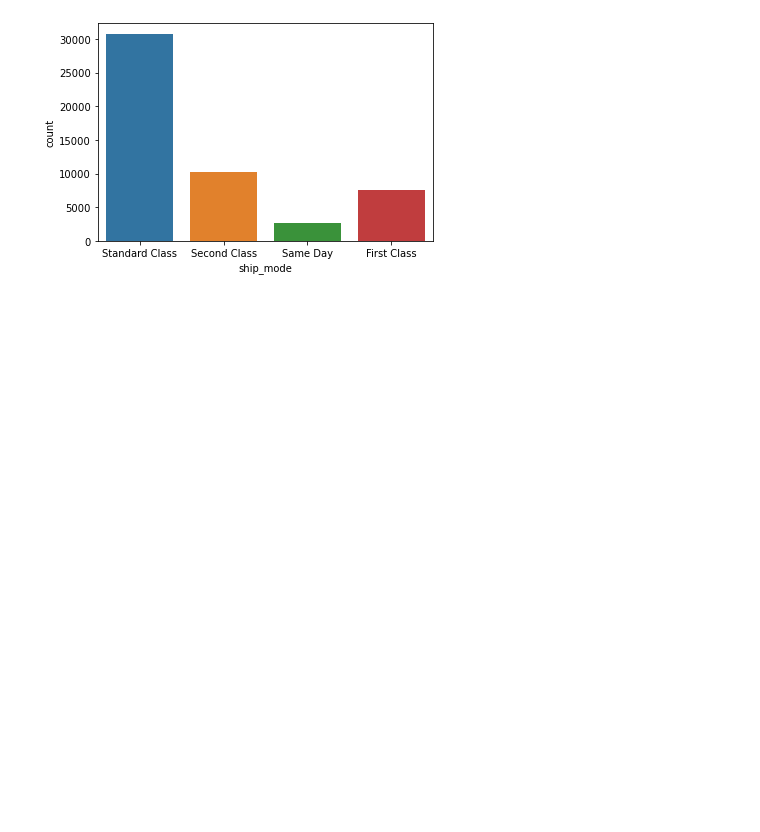
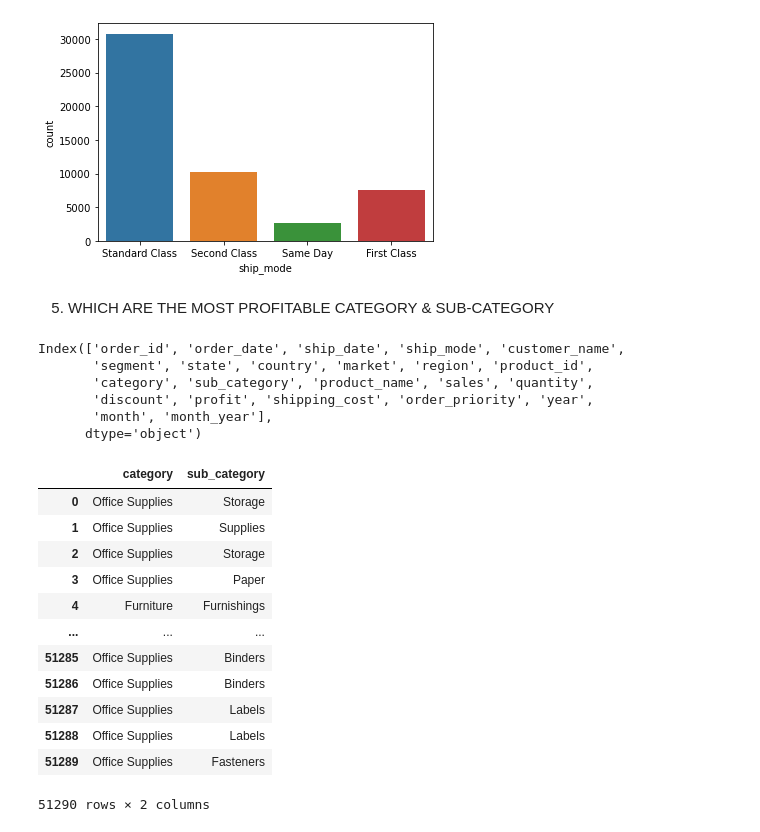
Before and after one commit to otkhwae/Sales-Data-Analysis, a Jupyter notebook: Sales_Data_Analysis.ipynb, the cells around one changed output. Saved outputs shown, nothing was run; the diff lists cells and outputs as text; code cells hidden in the pictures; blank space fills up the shorter version.

```diff
--- a/Sales_Data_Analysis.ipynb
+++ b/Sales_Data_Analysis.ipynb
@@ -214,3 +214,30 @@ sns.countplot(sales_df['ship_mode'])
 plt.show()
 # %% [output]
 [figure]
+# %% [markdown]
+5. <h7> WHICH ARE THE MOST PROFITABLE CATEGORY & SUB-CATEGORY
+# %%
+sales_df.columns
+# %% [output]
+Index(['order_id', 'order_date', 'ship_date', 'ship_mode', 'customer_name',
+       'segment', 'state', 'country', 'market', 'region', 'product_id',
+       'category', 'sub_category', 'product_name', 'sales', 'quantity',
+       'discount', 'profit', 'shipping_cost', 'order_priority', 'year',
+       'month', 'month_year'],
+      dtype='object')
+# %%
+sales_df[['category','sub_category']]
+# %% [output]
+|  | category | sub_category |
+| 0 | Office Supplies | Storage |
+| 1 | Office Supplies | Supplies |
+| 2 | Office Supplies | Storage |
+| 3 | Office Supplies | Paper |
+| 4 | Furniture | Furnishings |
+| ... | ... | ... |
+| 51285 | Office Supplies | Binders |
+| 51286 | Office Supplies | Binders |
+| 51287 | Office Supplies | Labels |
+| 51288 | Office Supplies | Labels |
+| 51289 | Office Supplies | Fasteners |
+51290 rows × 2 columns
```
Also changed, not shown: parts of 2 cells of this notebook.
